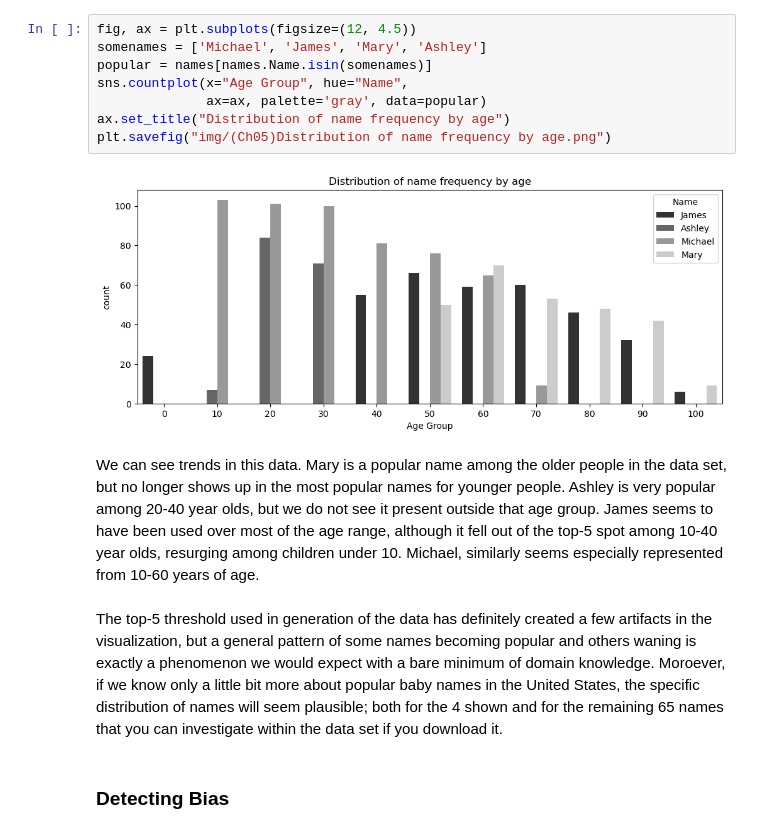
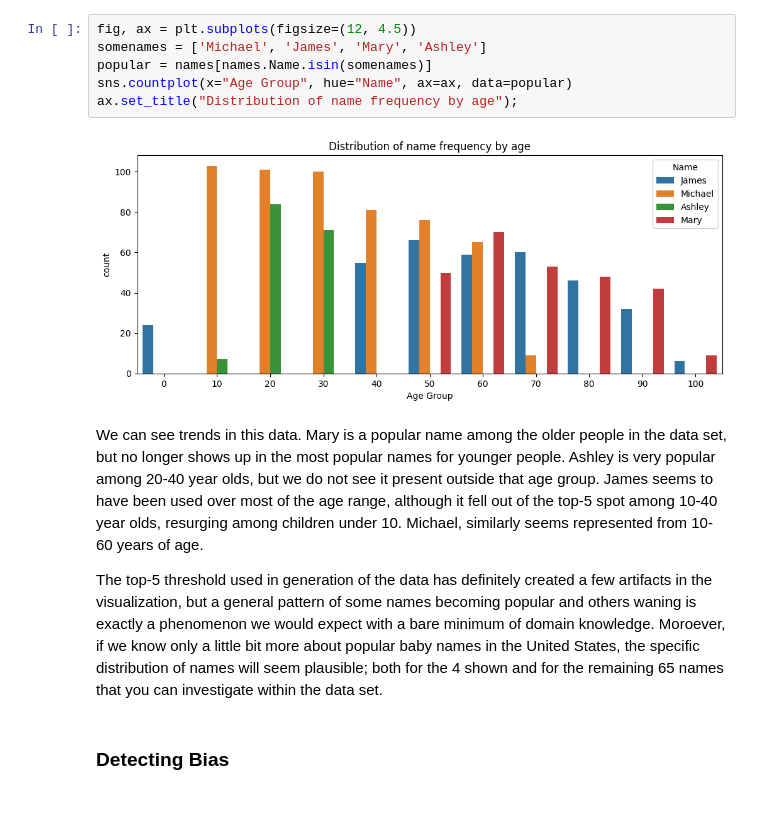
Before and after one commit to DavidMertz/CleaningDataVideo, a Jupyter notebook: Data_Quality.ipynb, the cells around one changed output. Cells and saved outputs as stored; diff of their text form; blank space fills up the shorter version.

```diff
--- a/Data_Quality.ipynb
+++ b/Data_Quality.ipynb
@@ -155,16 +150,14 @@ The fields `Birth_Month` and `Home` are added to this data set, and let us stipu
 # %%
 fig, ax = plt.subplots(figsize=(12, 4.5))
 somenames = ['Michael', 'James', 'Mary', 'Ashley']
 popular = names[names.Name.isin(somenames)]
-sns.countplot(x="Age Group", hue="Name",
-              ax=ax, palette='gray', data=popular)
-ax.set_title("Distribution of name frequency by age")
-plt.savefig("img/(Ch05)Distribution of name frequency by age.png")
+sns.countplot(x="Age Group", hue="Name", ax=ax, data=popular)
+ax.set_title("Distribution of name frequency by age");
 # %% [output]
-[figure, old version]
+[figure, new version]
 # %% [markdown]
-We can see trends in this data.  Mary is a popular name among the older people in the data set, but no longer shows up in the most popular names for younger people.  Ashley is very popular among 20-40 year olds, but we do not see it present outside that age group.  James seems to have been used over most of the age range, although it fell out of the top-5  spot among 10-40 year olds, resurging among children under 10.  Michael, similarly seems especially represented from 10-60 years of age.
+We can see trends in this data.  Mary is a popular name among the older people in the data set, but no longer shows up in the most popular names for younger people.  Ashley is very popular among 20-40 year olds, but we do not see it present outside that age group.  James seems to have been used over most of the age range, although it fell out of the top-5  spot among 10-40 year olds, resurging among children under 10.  Michael, similarly seems represented from 10-60 years of age.
+
+The top-5 threshold used in generation of the data has definitely created a few artifacts in the visualization, but a general pattern of some names becoming popular and others waning is exactly a phenomenon we would expect with a bare minimum of domain knowledge.  Moroever, if we know only a little bit more about popular baby names in the United States, the specific distribution of names will seem plausible; both for the 4 shown and for the remaining 65 names that you can investigate within the data set.
-# %% [markdown]
-The top-5 threshold used in generation of the data has definitely created a few artifacts in the visualization, but a general pattern of some names becoming popular and others waning is exactly a phenomenon we would expect with a bare minimum of domain knowledge.  Moroever, if we know only a little bit more about popular baby names in the United States, the specific distribution of names will seem plausible; both for the 4 shown and for the remaining 65 names that you can investigate within the data set if you download it.
 # %% [markdown]
 ### Detecting Bias
```
Also changed, not shown: parts of 241 cells of this notebook, 5 other files.
